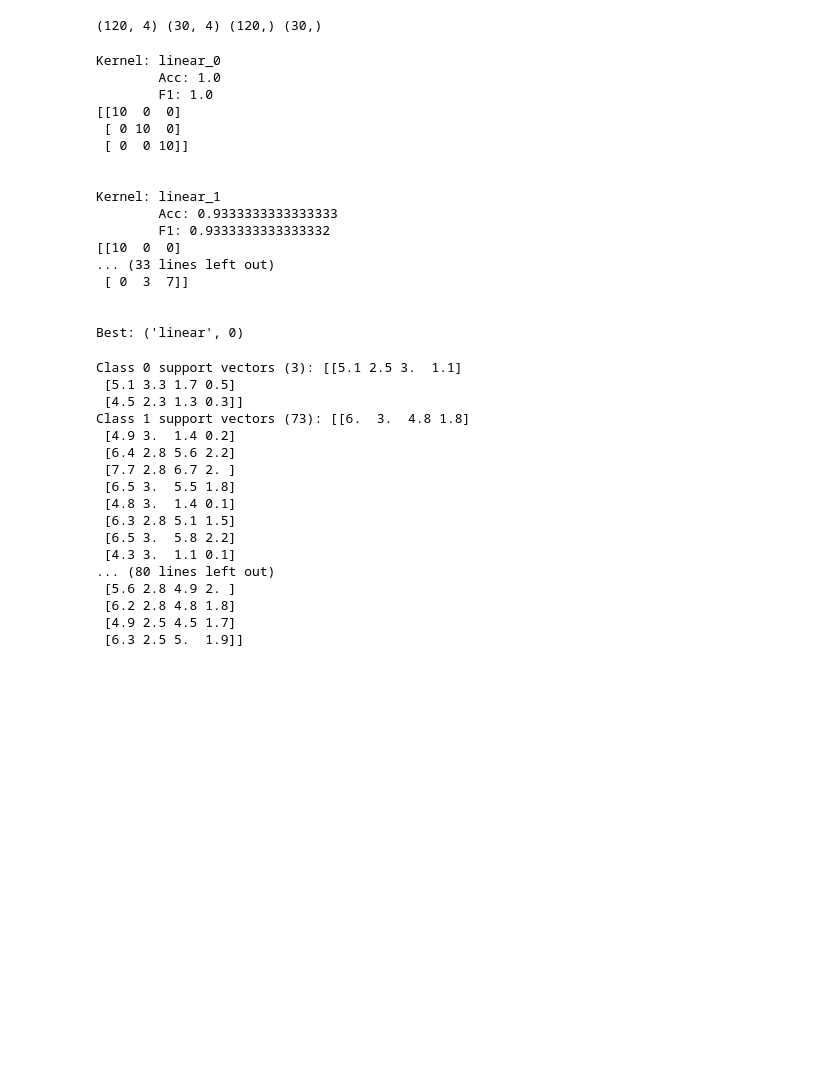
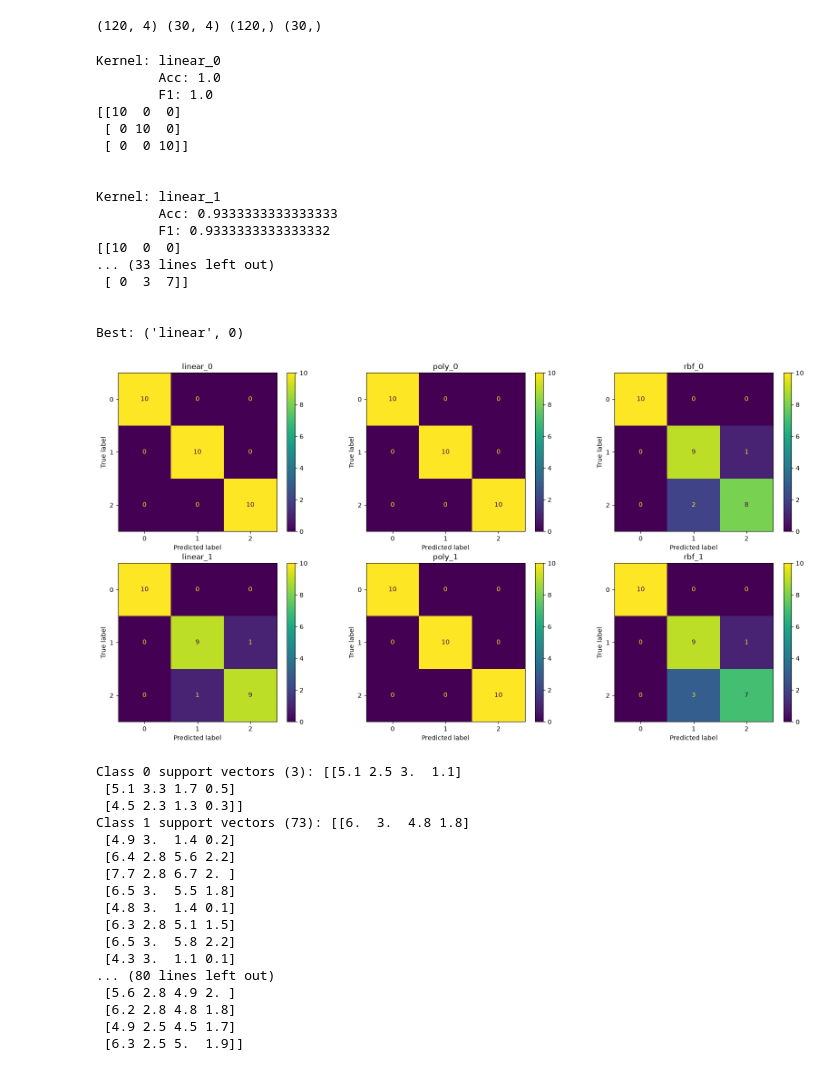
Before and after one commit to PelleGH/d7041e, a Jupyter notebook: lab1/labp3.ipynb, the cells around one changed output. Saved outputs shown, nothing was run; the diff lists cells and outputs as text; code cells hidden in the pictures; blank space fills up the shorter version.

```diff
--- a/lab1/labp3.ipynb
+++ b/lab1/labp3.ipynb
@@ -29,46 +29,54 @@ kernels = ["linear", "poly", "rbf"]
 approaches = [multiclass.OneVsOneClassifier, multiclass.OneVsRestClassifier]
 results = {}
 
-for kernel in kernels:
+fig, axes = plt.subplots(2, 3, figsize=(20,10))
+
+for j, kernel in enumerate(kernels):
     for i, approach in enumerate(approaches):
         model = approach(create_model(kernel))
         train_model(model, X_train, Y_train)
         Y_pred = test_model(model, X_test)
         acc = metrics.accuracy_score(Y_test, Y_pred)
         f1 = metrics.f1_score(Y_test, Y_pred, average="macro")
+        ax = axes[i,j]
+        cmDisplay = metrics.ConfusionMatrixDisplay.from_predictions(Y_test, Y_pred, ax=ax)
+        # ax.set_xlabel("")
+        # ax.set_ylabel(iris.feature_names[b])
+        ax.set_title(f"{kernel}_{i}")
         cm = metrics.confusion_matrix(Y_test, Y_pred)
 
         results[(kernel, i)] = {
             "model": model,
             "kernel": kernel,
             "approach": i,
             "acc": acc,
             "f1": f1,
             "cm": cm
         }
 
         print(f"Kernel: {kernel}_{i}\n\tAcc: {acc}\n\tF1: {f1}\n{cm}\n\n")
 
 best = max(results, key=lambda k: (results[k]["acc"], results[k]["f1"]))
 print("Best:", best)
 # %% [output]
 Kernel: linear_0
         Acc: 1.0
         F1: 1.0
 [[10  0  0]
  [ 0 10  0]
  [ 0  0 10]]
 
 
 Kernel: linear_1
         Acc: 0.9333333333333333
         F1: 0.9333333333333332
 [[10  0  0]
 ... (33 lines left out)
  [ 0  3  7]]
 
 
 Best: ('linear', 0)
+[figure, added]
 # %%
 model = results[("linear", 1)]["model"]
 
```
Also changed, not shown: 7 other files.
